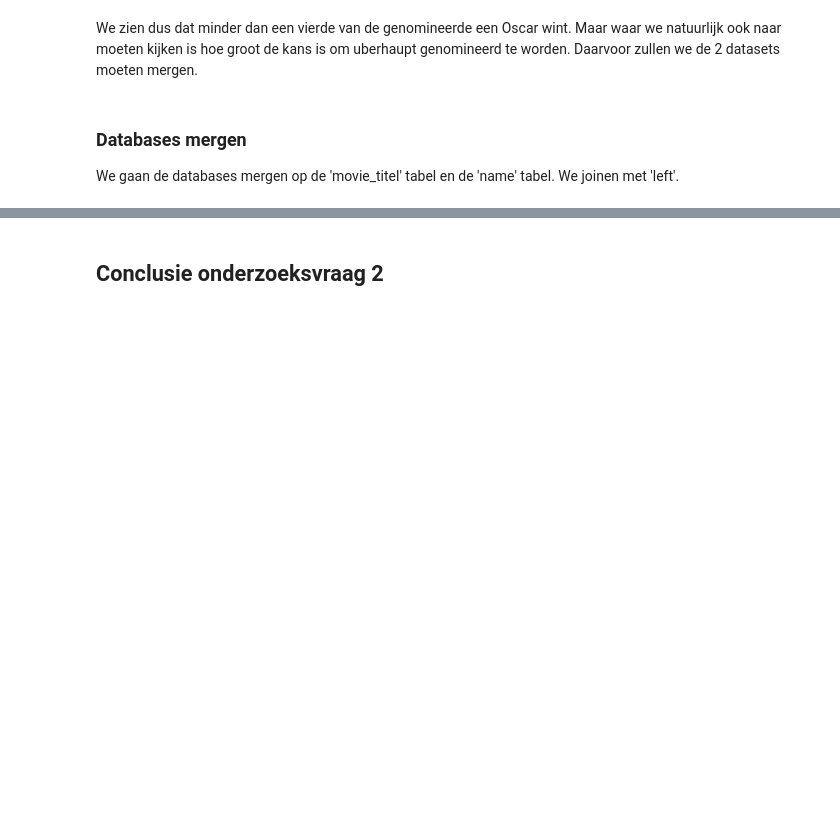
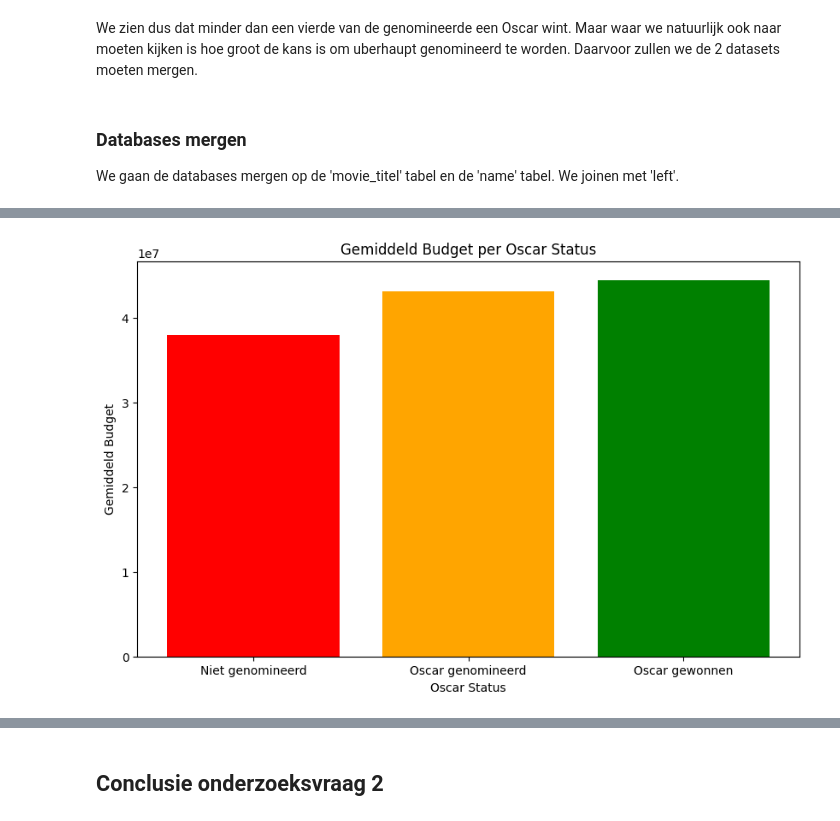
Before and after one commit to Pimdw/CM_CASUS, a Jupyter notebook: main.ipynb, the cells around one changed output, grey strips where cells are left out. Saved outputs shown, nothing was run; the diff lists cells and outputs as text; code cells hidden in the pictures; blank space fills up the shorter version.

```diff
--- a/main.ipynb
+++ b/main.ipynb
@@ -912,0 +969,13 @@ Aantal films die een Oscar hebben gewonnen: 0
+# %%
+# Analyse van het budget: Kijk naar het gemiddelde budget per Oscar-status
+budget_by_status = merged_df.groupby('categorie')['budget'].mean()
+
+# Maak een bar chart voor het gemiddelde budget per Oscar-status
+plt.figure(figsize=(10, 6))
+plt.bar(budget_by_status.index, budget_by_status, color=['red', 'orange', 'green'])
+plt.title('Gemiddeld Budget per Oscar Status')
+plt.xlabel('Oscar Status')
+plt.ylabel('Gemiddeld Budget')
+plt.show()
+# %% [output]
+[figure, added]
```
Also changed, not shown: parts of 42 cells of this notebook.
